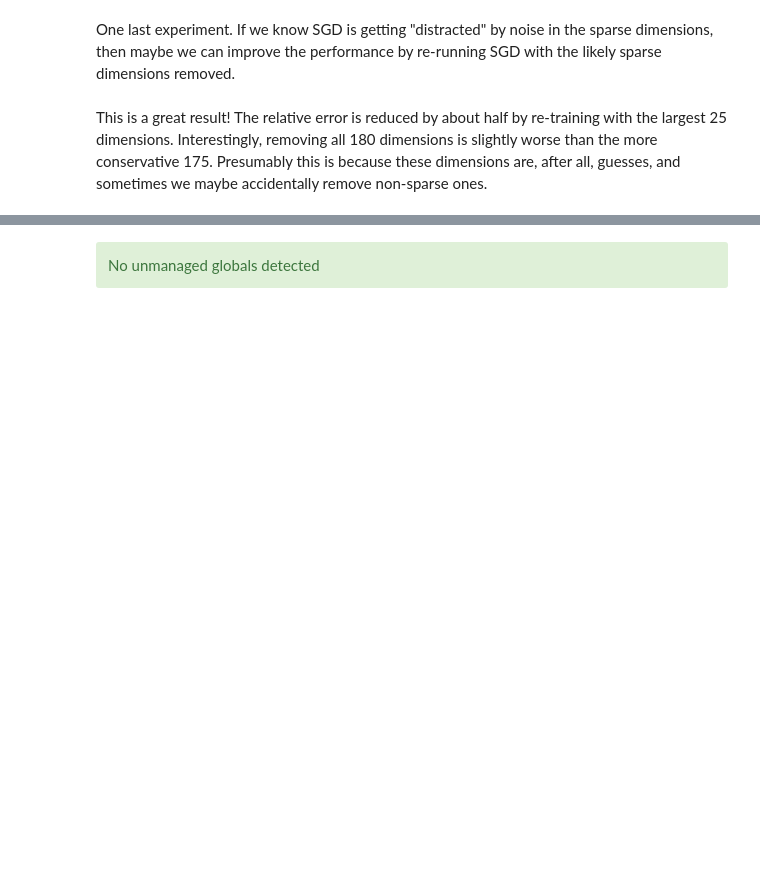
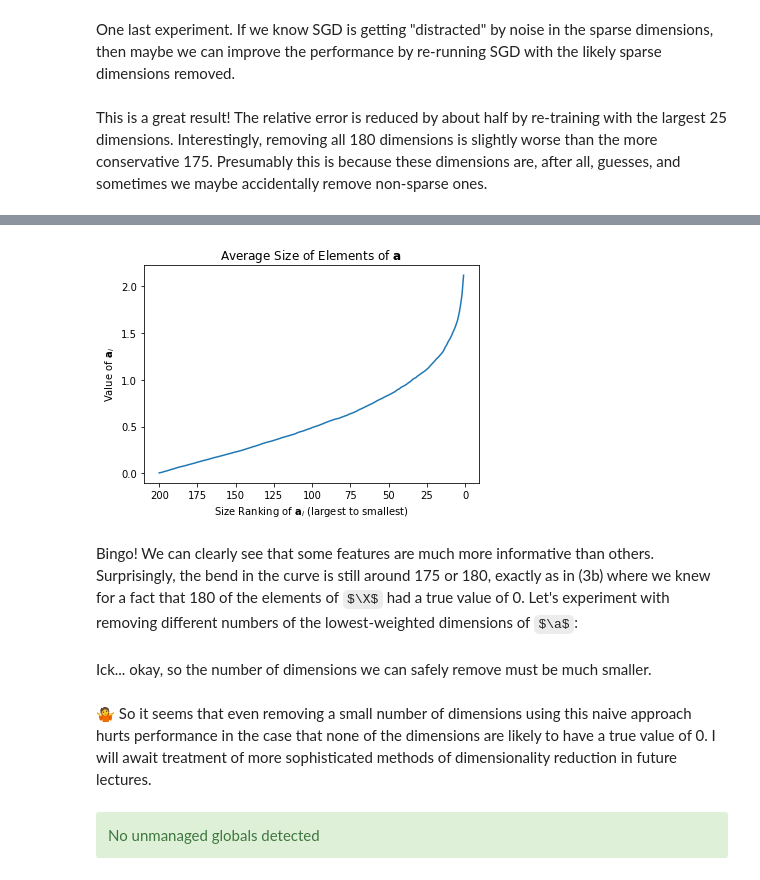
Before and after one commit to garfieldnate/Stanford-CS-168_Modern_Algorithmic_Toolbox, a Jupyter notebook: cs168/notebooks/mini_project_3.ipynb, the cells around one changed output, grey strips where cells are left out. Cells and saved outputs as stored; diff of their text form; code cells hidden in the pictures; some formulas as TeX source; blank space fills up the shorter version.

```diff
--- a/cs168/notebooks/mini_project_3.ipynb
+++ b/cs168/notebooks/mini_project_3.ipynb
@@ -617,7 +613,7 @@ We will now examine the setting where $d > n$. Choose $d = 200$ and $n = 100$. U
 
 </div>
 # %%
-def get_part_3_data(train_n=100, test_n=10_000):
+def get_part_3a_data(train_n=100, test_n=10_000):
     d = 200
     X_train = np.random.normal(0,1, size=(train_n,d))
     a_true = np.random.normal(0,1, size=(d,1))
@@ -626,7 +622,7 @@ def get_part_3_data(train_n=100, test_n=10_000):
     y_test = X_test.dot(a_true) + np.random.normal(0,0.5,size=(test_n,1))
     return X_train, X_test, y_train, y_test, a_true
 
-PART3_X_TRAIN, PART3_X_TEST, PART3_Y_TRAIN, PART3_Y_TEST, PART3_A_TRUE = get_part_3_data()
+PART3_X_TRAIN, PART3_X_TEST, PART3_Y_TRAIN, PART3_Y_TEST, PART3_A_TRUE = get_part_3a_data()
 # %% [markdown]
 <div class="custom-assignment-text">
 
@@ -800,0 +806,6 @@ This is a great result! The relative error is reduced by about half by re-traini
+# %%
+_measure_sparse_dimensions(30, data_provider=get_part_3a_data)
+# %% [output]
+[figure, added]
+# %% [markdown]
+Bingo! We can clearly see that some features are much more informative than others. Surprisingly, the bend in the curve is still around 175 or 180, exactly as in (3b) where we knew for a fact that 180 of the elements of $\X$ had a true value of 0. Let's experiment with removing different numbers of the lowest-weighted dimensions of $\a$:
@@ -800,0 +818,2 @@ This is a great result! The relative error is reduced by about half by re-traini
+# %% [markdown]
+Ick... okay, so the number of dimensions we can safely remove must be much smaller.
@@ -801,3 +826,5 @@ This is a great result! The relative error is reduced by about half by re-traini
+# %% [markdown]
+🤷 So it seems that even removing a small number of dimensions using this naive approach hurts performance in the case that none of the dimensions are likely to have a true value of 0. I will await treatment of more sophisticated methods of dimensionality reduction in future lectures.
 # %%
 assert_globals_clean()
 # %% [output]
```
Also changed, not shown: parts of 14 cells of this notebook.
